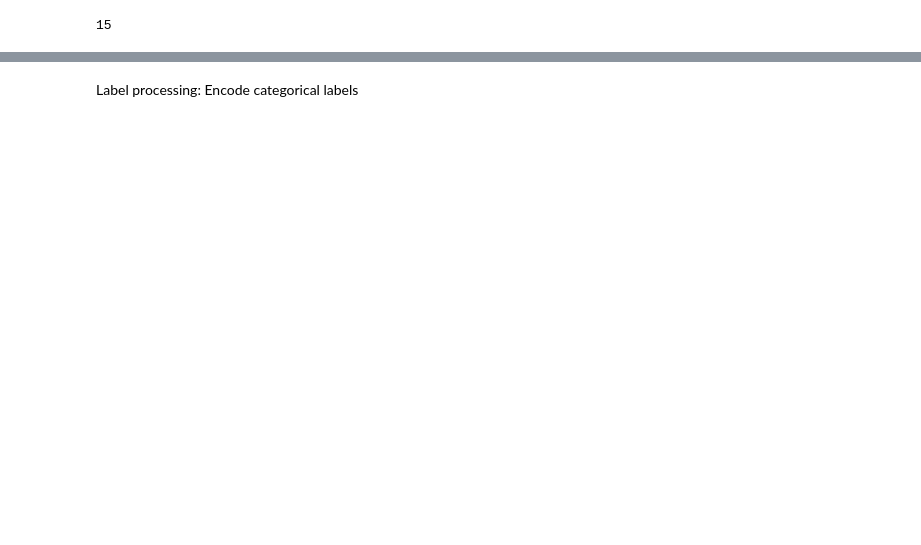
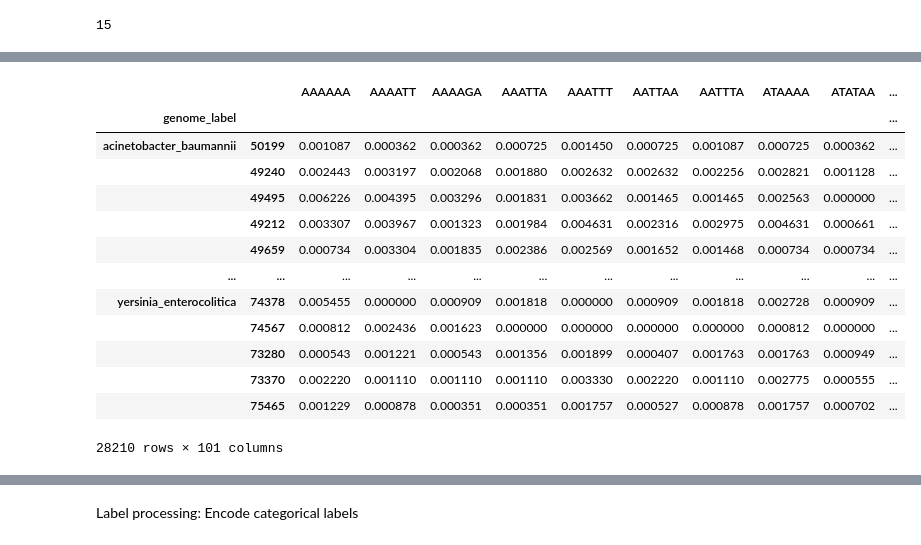
Before and after one commit to xxiann/cs4220-T4_proj2, a Jupyter notebook: pathogen_detection.ipynb, the cells around one changed output, grey strips where cells are left out. Cells and saved outputs as stored; diff of their text form; code cells hidden in the pictures; blank space fills up the shorter version.

```diff
--- a/pathogen_detection.ipynb
+++ b/pathogen_detection.ipynb
@@ -109,0 +125,17 @@ df_train['genome_label'].var()
+# %%
+df_train
+# %% [output]
+|  |  | AAAAAA | AAAATT | AAAAGA | AAATTA | AAATTT | AATTAA | AATTTA | ATAAAA | ATATAA | ... |
+| genome_label |  |  |  |  |  |  |  |  |  |  | ... |
+| acinetobacter_baumannii | 50199 | 0.001087 | 0.000362 | 0.000362 | 0.000725 | 0.001450 | 0.000725 | 0.001087 | 0.000725 | 0.000362 | ... |
+|  | 49240 | 0.002443 | 0.003197 | 0.002068 | 0.001880 | 0.002632 | 0.002632 | 0.002256 | 0.002821 | 0.001128 | ... |
+|  | 49495 | 0.006226 | 0.004395 | 0.003296 | 0.001831 | 0.003662 | 0.001465 | 0.001465 | 0.002563 | 0.000000 | ... |
+|  | 49212 | 0.003307 | 0.003967 | 0.001323 | 0.001984 | 0.004631 | 0.002316 | 0.002975 | 0.004631 | 0.000661 | ... |
+|  | 49659 | 0.000734 | 0.003304 | 0.001835 | 0.002386 | 0.002569 | 0.001652 | 0.001468 | 0.000734 | 0.000734 | ... |
+| ... | ... | ... | ... | ... | ... | ... | ... | ... | ... | ... | ... |
+| yersinia_enterocolitica | 74378 | 0.005455 | 0.000000 | 0.000909 | 0.001818 | 0.000000 | 0.000909 | 0.001818 | 0.002728 | 0.000909 | ... |
+|  | 74567 | 0.000812 | 0.002436 | 0.001623 | 0.000000 | 0.000000 | 0.000000 | 0.000000 | 0.000812 | 0.000000 | ... |
+|  | 73280 | 0.000543 | 0.001221 | 0.000543 | 0.001356 | 0.001899 | 0.000407 | 0.001763 | 0.001763 | 0.000949 | ... |
+|  | 73370 | 0.002220 | 0.001110 | 0.001110 | 0.001110 | 0.003330 | 0.002220 | 0.001110 | 0.002775 | 0.000555 | ... |
+|  | 75465 | 0.001229 | 0.000878 | 0.000351 | 0.000351 | 0.001757 | 0.000527 | 0.000878 | 0.001757 | 0.000702 | ... |
+28210 rows × 101 columns
```
Also changed, not shown: parts of 23 cells of this notebook.
